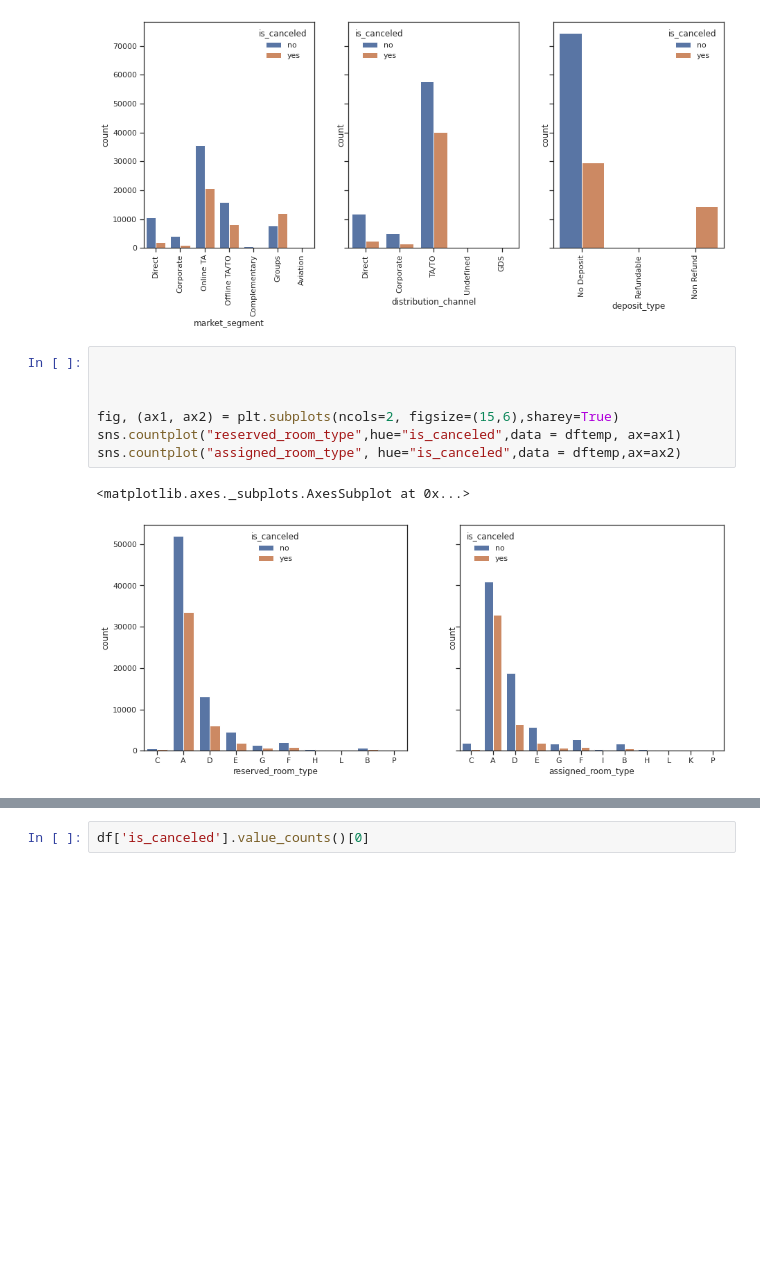
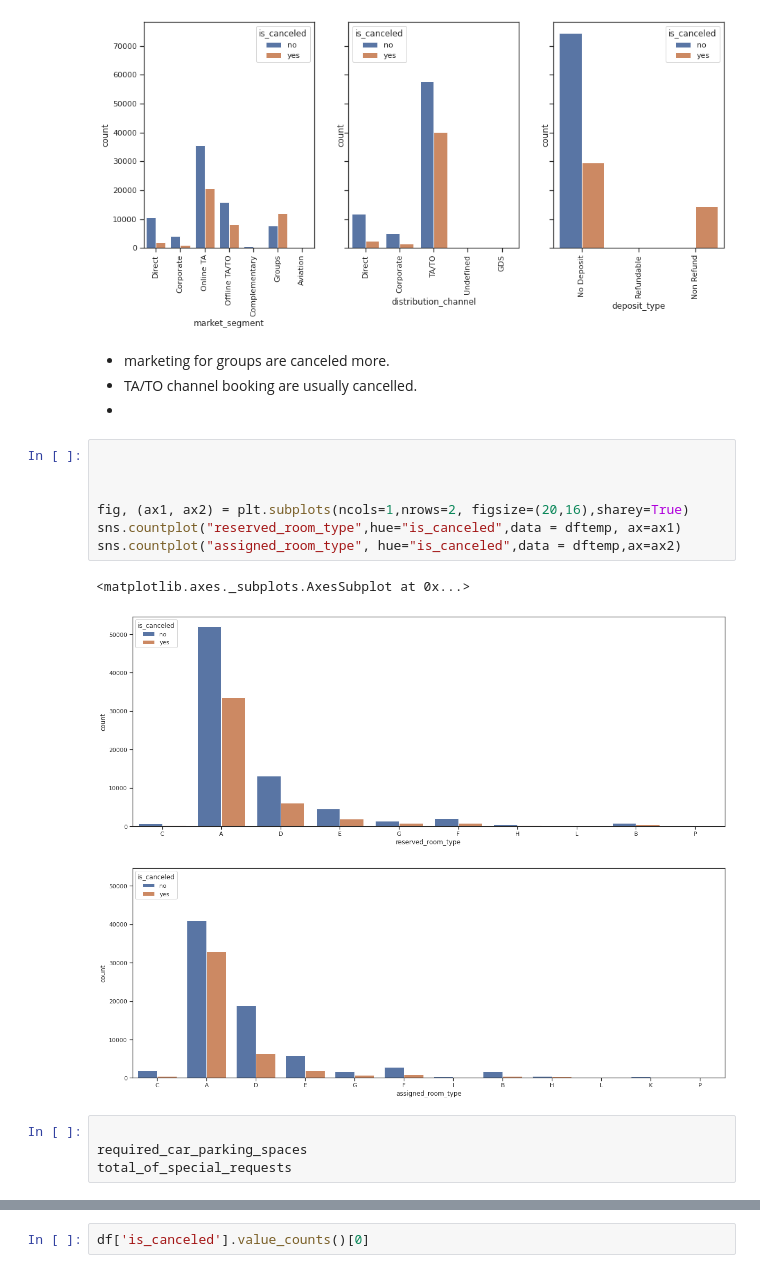
Before and after one commit to iamlekh/hotel_cancellation_prediction, a Jupyter notebook: hotel_cancellation.ipynb, the cells around one changed output, grey strips where cells are left out. Drawn from its saved outputs; the diff is of its cells as text; blank space fills up the shorter version.

```diff
--- a/hotel_cancellation.ipynb
+++ b/hotel_cancellation.ipynb
@@ -223,13 +219,21 @@ plt.setp(ax3.get_xticklabels(), rotation=90)
 # %% [output]
 [None, None, None, None, None, None]
 [figure]
+# %% [markdown]
+*  marketing for groups are canceled more.
+* TA/TO channel booking are usually cancelled.
+*
 # %%
 
 
 
-fig, (ax1, ax2) = plt.subplots(ncols=2, figsize=(15,6),sharey=True)
+fig, (ax1, ax2) = plt.subplots(ncols=1,nrows=2, figsize=(20,16),sharey=True)
 sns.countplot("reserved_room_type",hue="is_canceled",data = dftemp, ax=ax1)
 sns.countplot("assigned_room_type", hue="is_canceled",data = dftemp,ax=ax2)
 # %% [output]
 <matplotlib.axes._subplots.AxesSubplot at 0x...>
-[figure, old version]
+[figure, new version]
+# %%
+
+required_car_parking_spaces
+total_of_special_requests
```
Also changed, not shown: parts of 13 cells of this notebook.
